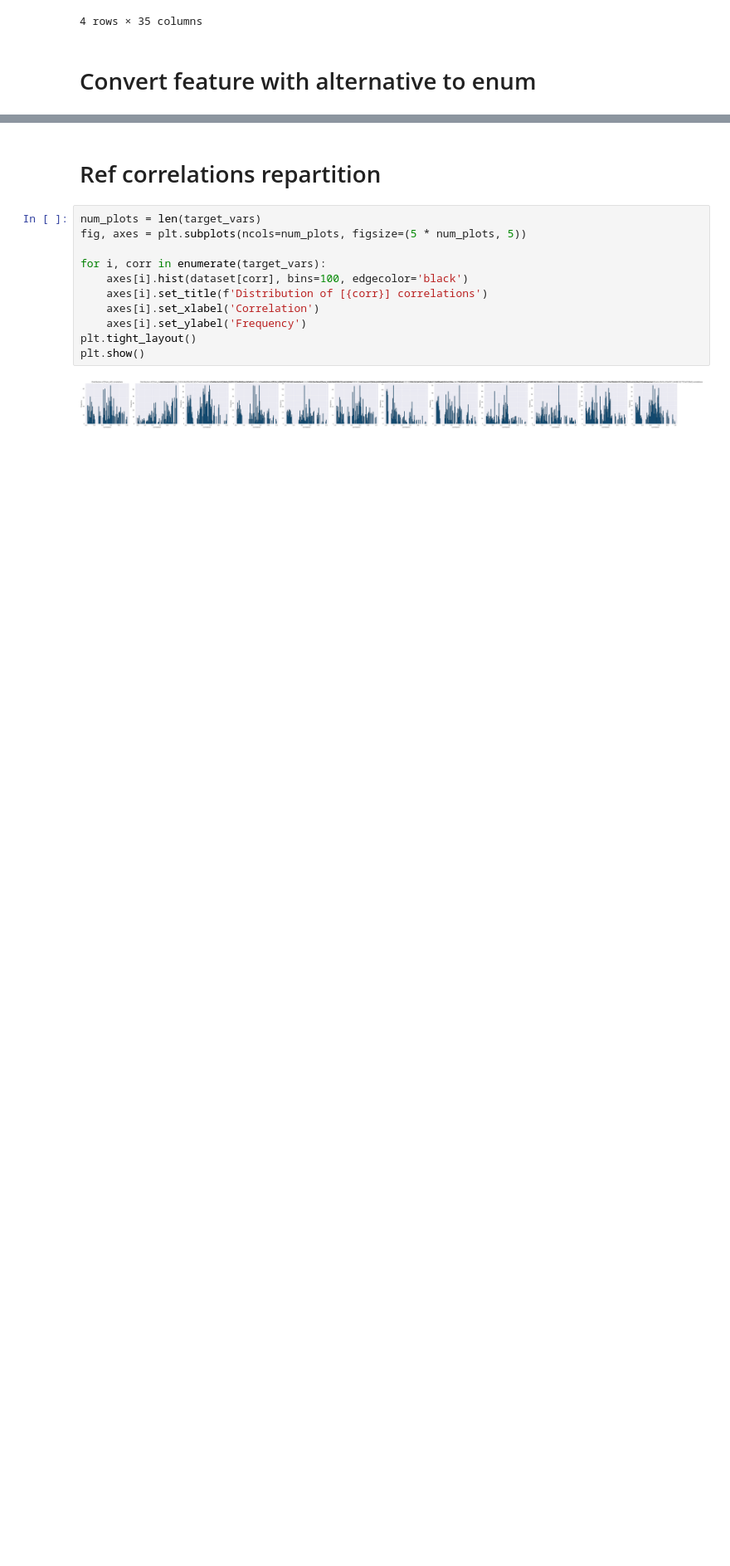
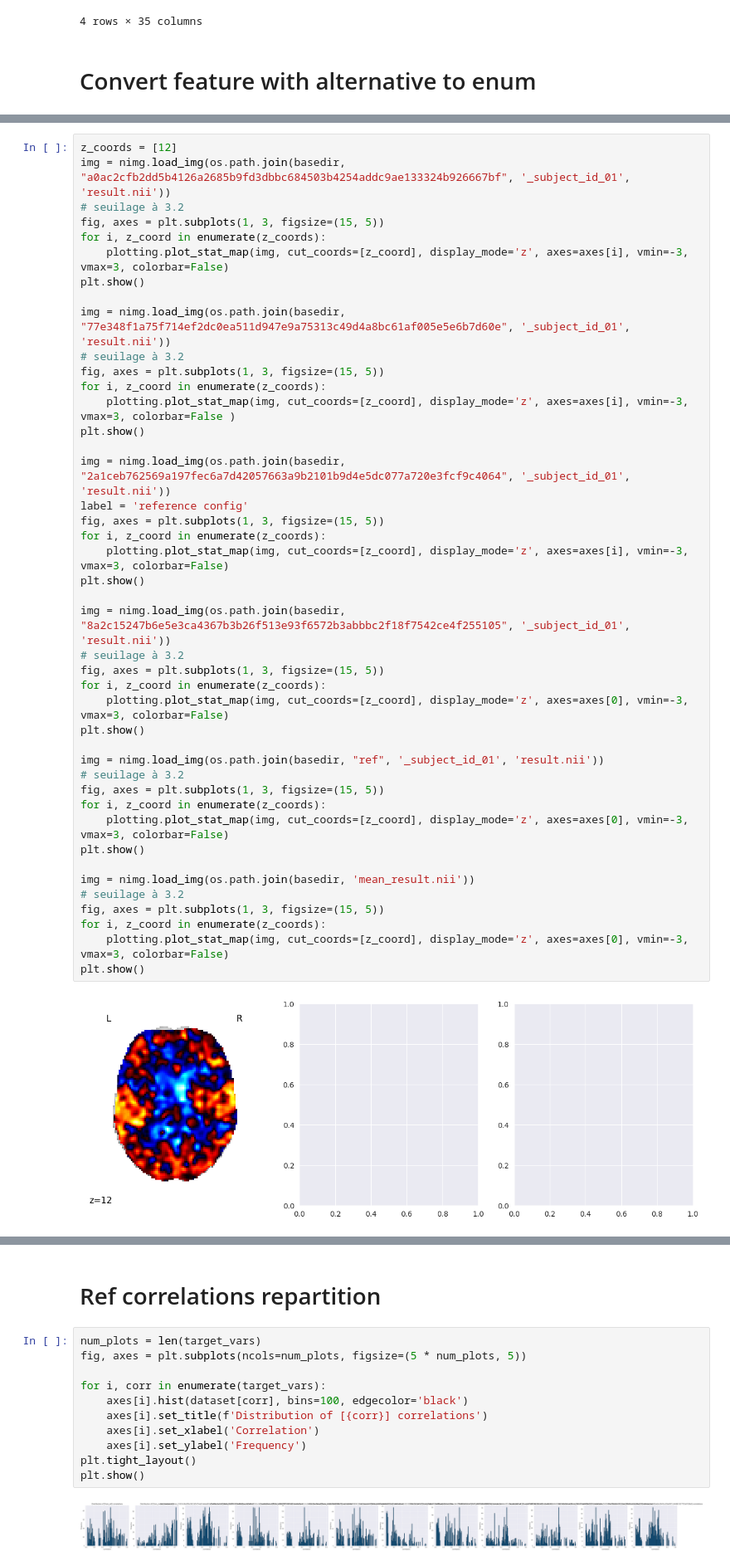
Before and after one commit to Inria-Empenn/fmri_feature_model, a Jupyter notebook: analysis/auditory/auditory_analysis.ipynb, the cells around one changed output, grey strips where cells are left out. Shown at 83% size. Drawn from its saved outputs; the diff is of its cells as text; blank space fills up the shorter version.

```diff
--- a/analysis/auditory/auditory_analysis.ipynb
+++ b/analysis/auditory/auditory_analysis.ipynb
@@ -305,0 +319,45 @@ dataset.head()
+# %%
+z_coords = [12]
+img = nimg.load_img(os.path.join(basedir, "a0ac2cfb2dd5b4126a2685b9fd3dbbc684503b4254addc9ae133324b926667bf", '_subject_id_01', 'result.nii'))
+# seuilage à 3.2
+fig, axes = plt.subplots(1, 3, figsize=(15, 5))
+for i, z_coord in enumerate(z_coords):
+    plotting.plot_stat_map(img, cut_coords=[z_coord], display_mode='z', axes=axes[i], vmin=-3, vmax=3, colorbar=False)
+plt.show()
+
+img = nimg.load_img(os.path.join(basedir, "77e348f1a75f714ef2dc0ea511d947e9a75313c49d4a8bc61af005e5e6b7d60e", '_subject_id_01', 'result.nii'))
+# seuilage à 3.2
+fig, axes = plt.subplots(1, 3, figsize=(15, 5))
+for i, z_coord in enumerate(z_coords):
+    plotting.plot_stat_map(img, cut_coords=[z_coord], display_mode='z', axes=axes[i], vmin=-3, vmax=3, colorbar=False )
+plt.show()
+
+img = nimg.load_img(os.path.join(basedir, "2a1ceb762569a197fec6a7d42057663a9b2101b9d4e5dc077a720e3fcf9c4064", '_subject_id_01', 'result.nii'))
+label = 'reference config'
+fig, axes = plt.subplots(1, 3, figsize=(15, 5))
+for i, z_coord in enumerate(z_coords):
+    plotting.plot_stat_map(img, cut_coords=[z_coord], display_mode='z', axes=axes[i], vmin=-3, vmax=3, colorbar=False)
+plt.show()
+
+img = nimg.load_img(os.path.join(basedir, "8a2c15247b6e5e3ca4367b3b26f513e93f6572b3abbbc2f18f7542ce4f255105", '_subject_id_01', 'result.nii'))
+# seuilage à 3.2
+fig, axes = plt.subplots(1, 3, figsize=(15, 5))
+for i, z_coord in enumerate(z_coords):
+    plotting.plot_stat_map(img, cut_coords=[z_coord], display_mode='z', axes=axes[0], vmin=-3, vmax=3, colorbar=False)
+plt.show()
+
+img = nimg.load_img(os.path.join(basedir, "ref", '_subject_id_01', 'result.nii'))
+# seuilage à 3.2
+fig, axes = plt.subplots(1, 3, figsize=(15, 5))
+for i, z_coord in enumerate(z_coords):
+    plotting.plot_stat_map(img, cut_coords=[z_coord], display_mode='z', axes=axes[0], vmin=-3, vmax=3, colorbar=False)
+plt.show()
+
+img = nimg.load_img(os.path.join(basedir, 'mean_result.nii'))
+# seuilage à 3.2
+fig, axes = plt.subplots(1, 3, figsize=(15, 5))
+for i, z_coord in enumerate(z_coords):
+    plotting.plot_stat_map(img, cut_coords=[z_coord], display_mode='z', axes=axes[0], vmin=-3, vmax=3, colorbar=False)
+plt.show()
+# %% [output]
+[figure, added]
```
Also changed, not shown: parts of 11 cells of this notebook.
